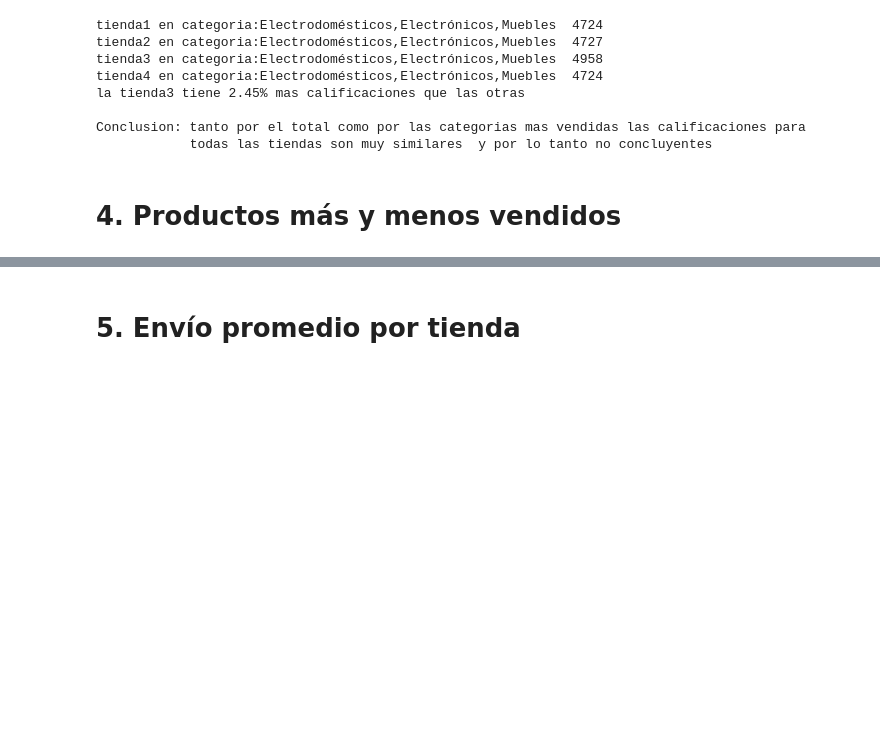
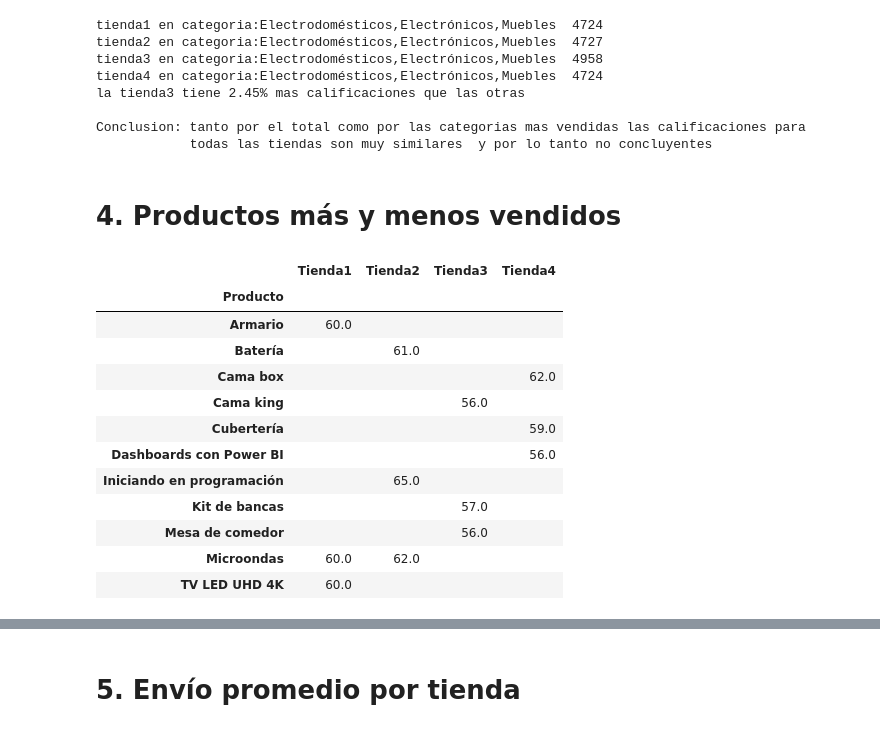
Before and after one commit to OscarBarco/Alura-Challengue2-store, a Jupyter notebook: AluraStoreLatam.ipynb, the cells around one changed output, grey strips where cells are left out. Cells and saved outputs as stored; diff of their text form; code cells hidden in the pictures; blank space fills up the shorter version.

```diff
--- a/AluraStoreLatam.ipynb
+++ b/AluraStoreLatam.ipynb
@@ -291,3 +291,28 @@ Conclusion: tanto por el total como por las categorias mas vendidas las califica
             todas las tiendas son muy similares  y por lo tanto no concluyentes
 # %% [markdown]
 # 4. Productos más y menos vendidos
+# %%
+# buscamos el top de productos mas vendidos por tienda
+max1 = pd.Series( tienda['Producto'].value_counts().head(3))
+max2 = pd.Series(tienda2['Producto'].value_counts().head(3))
+max3 = pd.Series(tienda3['Producto'].value_counts().head(3))
+max4 = pd.Series(tienda4['Producto'].value_counts().head(3))
+
+#visualizamos los datos
+produtosMaxVendidosDicc = {'Tienda1':max1,'Tienda2':max2,'Tienda3':max3,'Tienda4':max4}
+produtosMaxVendidos = pd.DataFrame(produtosMaxVendidosDicc)
+produtosMaxVendidos.fillna('')
+# %% [output]
+|  | Tienda1 | Tienda2 | Tienda3 | Tienda4 |
+| Producto |  |  |  |  |
+| Armario | 60.0 |  |  |  |
+| Batería |  | 61.0 |  |  |
+| Cama box |  |  |  | 62.0 |
+| Cama king |  |  | 56.0 |  |
+| Cubertería |  |  |  | 59.0 |
+| Dashboards con Power BI |  |  |  | 56.0 |
+| Iniciando en programación |  | 65.0 |  |  |
+| Kit de bancas |  |  | 57.0 |  |
+| Mesa de comedor |  |  | 56.0 |  |
+| Microondas | 60.0 | 62.0 |  |  |
+| TV LED UHD 4K | 60.0 |  |  |  |
```
Also changed, not shown: parts of 2 cells of this notebook.
